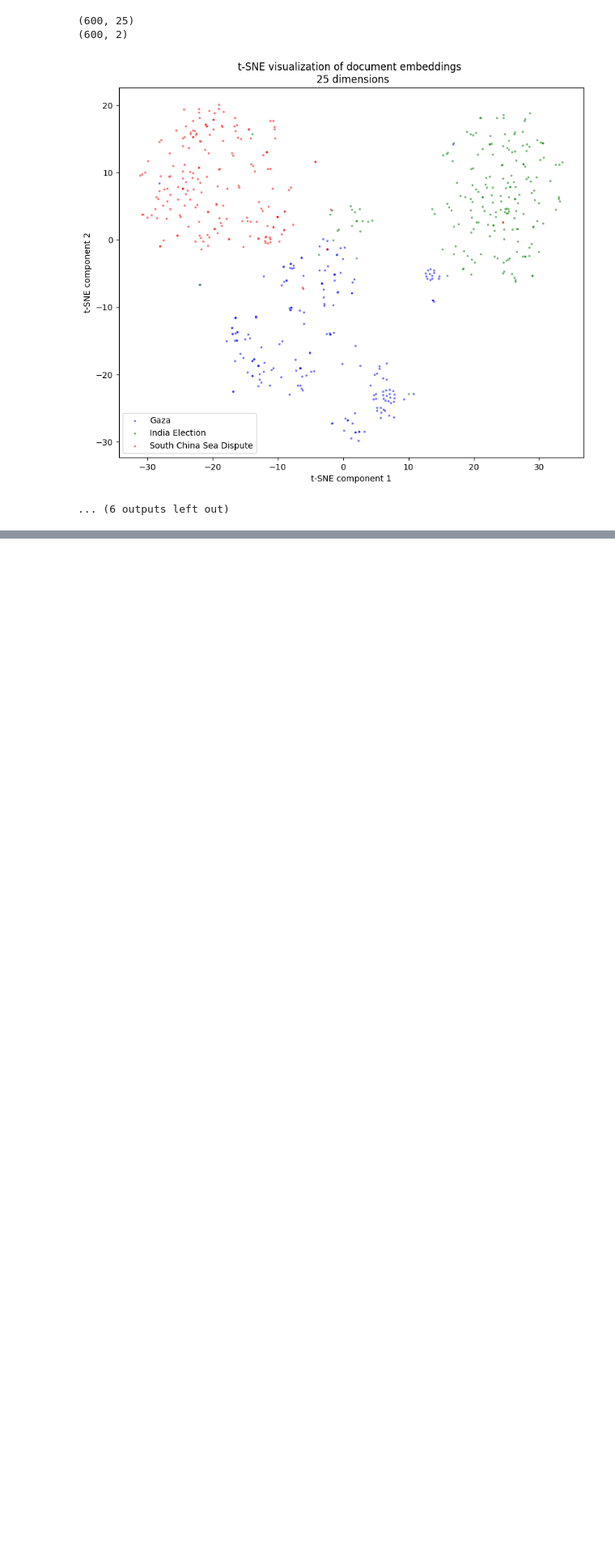
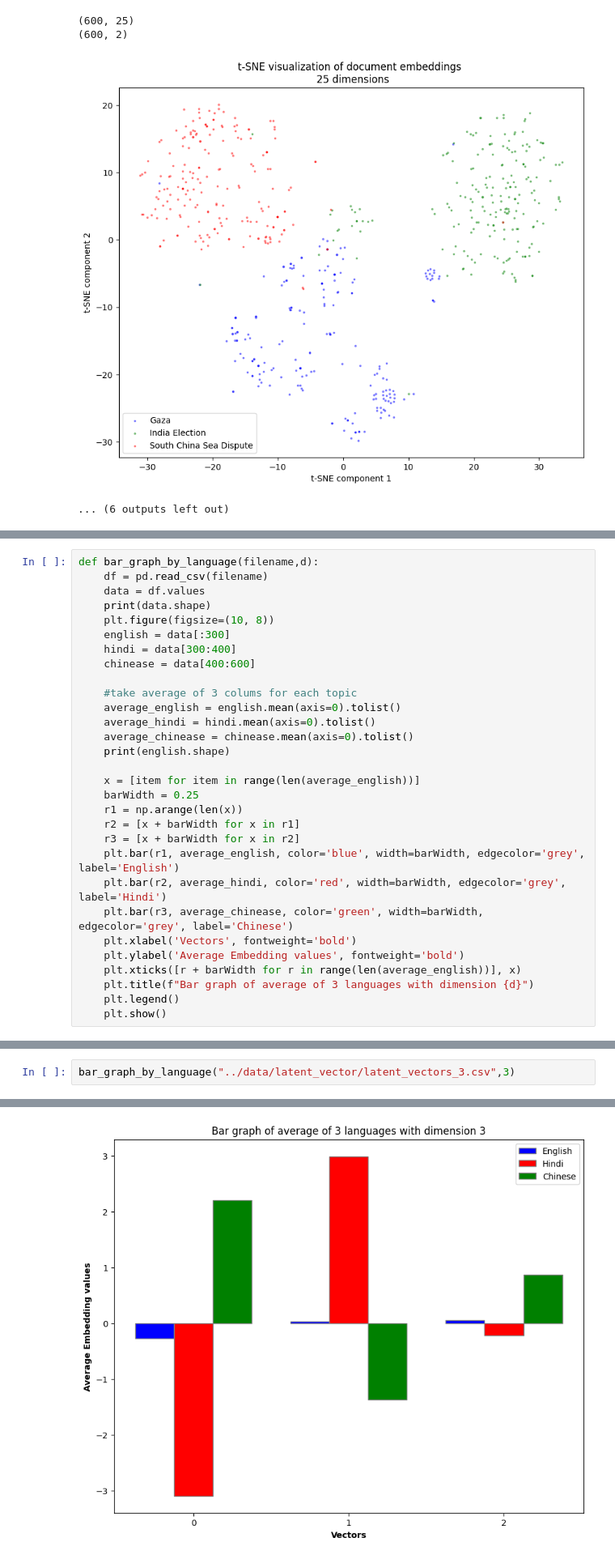
Before and after one commit to nogibjj/NarrativeNexus, a Jupyter notebook: visualization/plot.ipynb, the cells around one changed output, grey strips where cells are left out. Shown at 81% size. Saved outputs shown, nothing was run; the diff lists cells and outputs as text; blank space fills up the shorter version.

```diff
--- a/visualization/plot.ipynb
+++ b/visualization/plot.ipynb
@@ -223,0 +252,30 @@ for d in dimensions:
+# %%
+def bar_graph_by_language(filename,d):
+    df = pd.read_csv(filename)
+    data = df.values
+    print(data.shape)
+    plt.figure(figsize=(10, 8))
+    english = data[:300]
+    hindi = data[300:400]
+    chinease = data[400:600]
+
+    #take average of 3 colums for each topic
+    average_english = english.mean(axis=0).tolist()
+    average_hindi = hindi.mean(axis=0).tolist()
+    average_chinease = chinease.mean(axis=0).tolist()
+    print(english.shape)
+
+    x = [item for item in range(len(average_english))]
+    barWidth = 0.25
+    r1 = np.arange(len(x))
+    r2 = [x + barWidth for x in r1]
+    r3 = [x + barWidth for x in r2]
+    plt.bar(r1, average_english, color='blue', width=barWidth, edgecolor='grey', label='English')
+    plt.bar(r2, average_hindi, color='red', width=barWidth, edgecolor='grey', label='Hindi')
+    plt.bar(r3, average_chinease, color='green', width=barWidth, edgecolor='grey', label='Chinese')
+    plt.xlabel('Vectors', fontweight='bold')
+    plt.ylabel('Average Embedding values', fontweight='bold')
+    plt.xticks([r + barWidth for r in range(len(average_english))], x)
+    plt.title(f"Bar graph of average of 3 languages with dimension {d}")
+    plt.legend()
+    plt.show()
@@ -223,0 +310,3 @@ for d in dimensions:
+# %%
+bar_graph_by_language("../data/latent_vector/latent_vectors_3.csv",3)
+# %% [output]
@@ -223,0 +315 @@ for d in dimensions:
+[figure, added]
```
Also changed, not shown: parts of 11 cells of this notebook.
